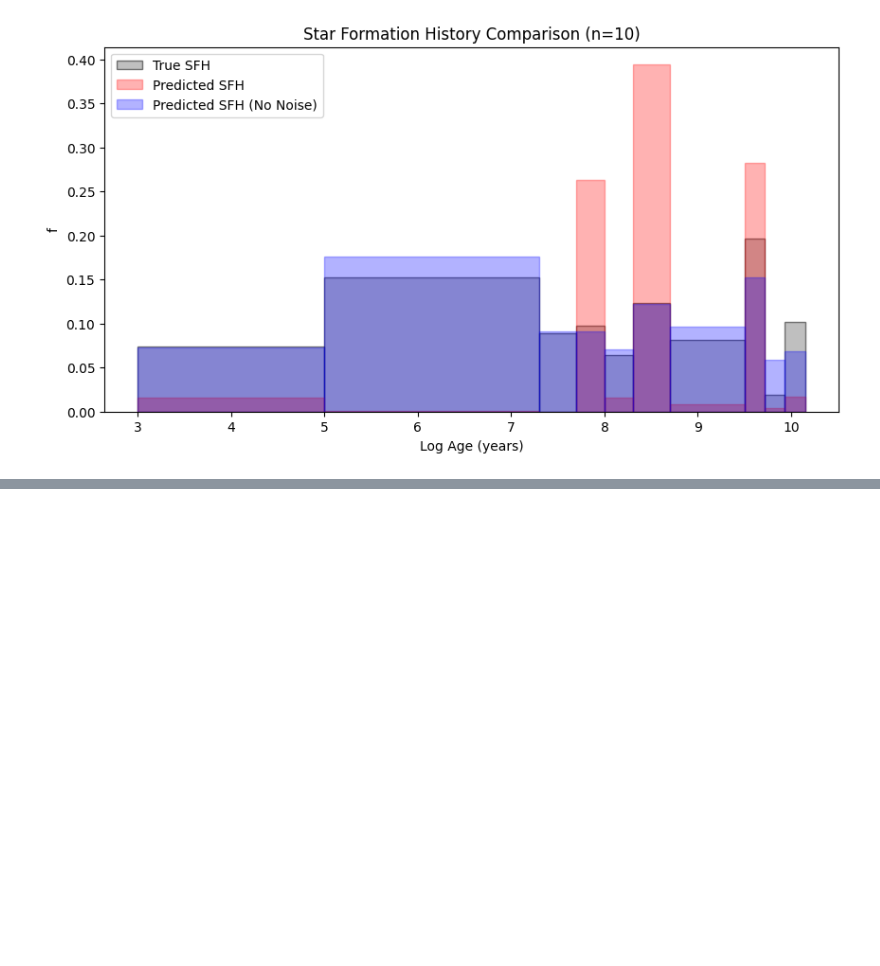
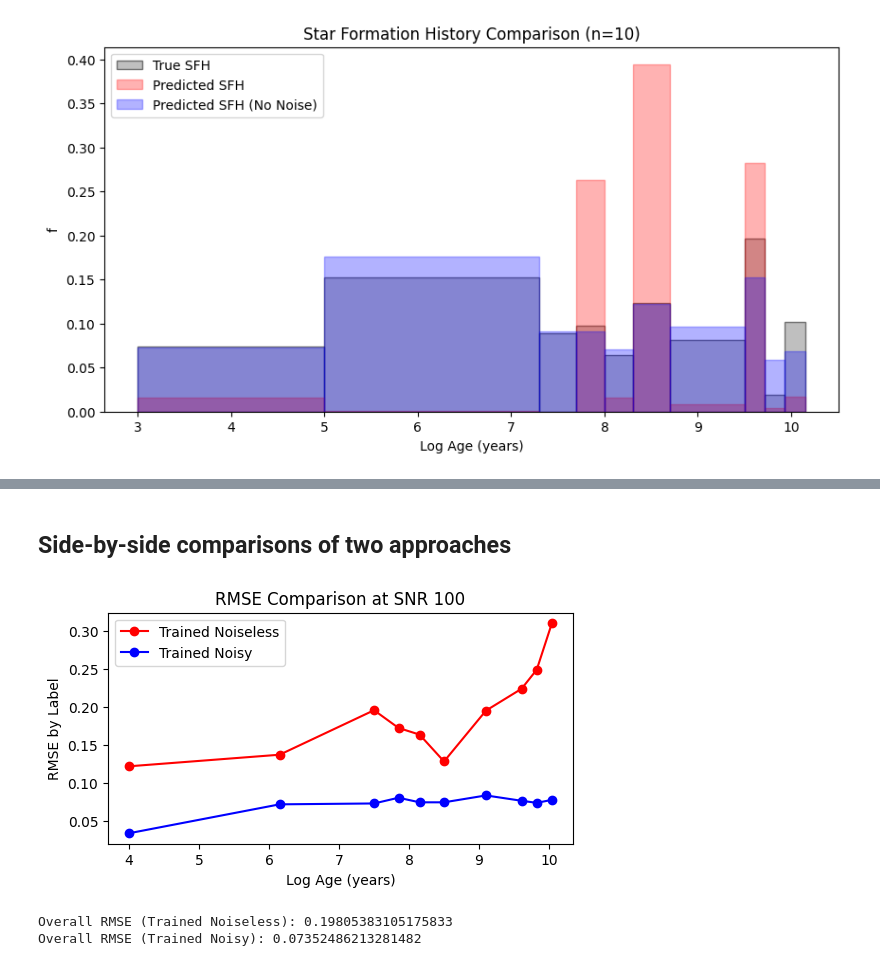
Before and after one commit to vernica-mehta/honours-project, a Jupyter notebook: snr-test.ipynb, the cells around one changed output, grey strips where cells are left out. Saved outputs shown, nothing was run; the diff lists cells and outputs as text; code cells hidden in the pictures; blank space fills up the shorter version.

```diff
--- a/snr-test.ipynb
+++ b/snr-test.ipynb
@@ -97,0 +135,18 @@ plot_diff(100)
+# %% [markdown]
+## Side-by-side comparisons of two approaches
+# %%
+plt.figure(figsize=(6,3))
+plt.plot(bin_centers, rmse(snr100)[0], 'ro-', label='Trained Noiseless')
+plt.plot(bin_centers, rmse(snr100_n)[0], 'bo-', label='Trained Noisy')
+plt.xlabel('Log Age (years)')
+plt.ylabel('RMSE by Label')
+plt.title('RMSE Comparison at SNR 100')
+plt.legend()
+plt.show()
+
+print("Overall RMSE (Trained Noiseless):", rmse(snr100)[1])
+print("Overall RMSE (Trained Noisy):", rmse(snr100_n)[1])
+# %% [output]
+[figure, added]
+Overall RMSE (Trained Noiseless): 0.19805383105175833
+Overall RMSE (Trained Noisy): 0.07352486213281482
```
Also changed, not shown: parts of 13 cells of this notebook, 1 other file.
